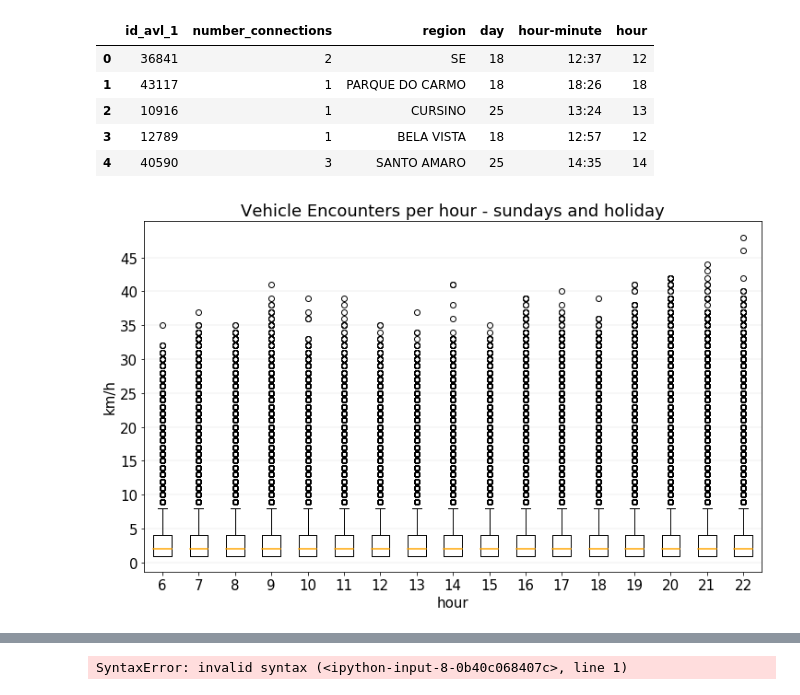
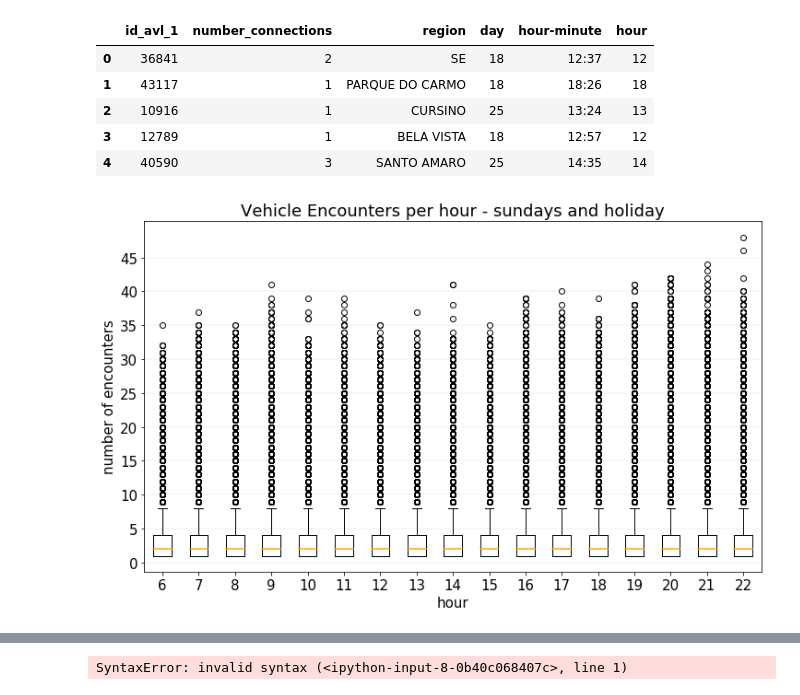
Before and after one commit to caroljunq/sptrans-data-analysis, a Jupyter notebook: article-journal/3-metrics-charts.ipynb, the cells around one changed output, grey strips where cells are left out. Cells and saved outputs as stored; diff of their text form; code cells hidden in the pictures.

```diff
--- a/article-journal/3-metrics-charts.ipynb
+++ b/article-journal/3-metrics-charts.ipynb
@@ -735,32 +742,32 @@ import matplotlib.pyplot as plt
 plt.rcParams.update({'font.size': 15})
 
 fig, ax = plt.subplots(figsize=(12, 7))
 
 ax.grid(color='grey', axis='y', linestyle='-', linewidth=0.25, alpha=0.5)
 
 
 dataset = []
 df = pd.read_parquet(f"./metrics-calculation-data/connectivity-metrics/all-connections-per-vehicle-per-graph-sundays/")
 
 
 for hour in range(6,23):
     dataset.append(df.loc[df["hour"] == str(hour)]["number_connections"])
 
 minimum = min(df["number_connections"])
 maximum = max(df["number_connections"])
 # ax.set_yscale('log')
 
 ax.boxplot(dataset,labels=[hour for hour in range(6,23)],medianprops=dict(color='orange',linewidth=1.5))
 
-plt.ylabel("km/h")
+plt.ylabel("number of encounters")
 plt.xlabel("hour")
 
 plt.yticks(np.arange(0, maximum+1, 5.0))
 
 plt.savefig(f'./charts-results/vehicle-encounters-per-hour-boxplot-sundays.png',bbox_inches='tight',dpi=500)
 
 plt.title("Vehicle Encounters per hour - sundays and holiday")
 
 plt.show()
 # %% [output]
-[figure, old version]
+[figure, new version]
```
Also changed, not shown: parts of 8 cells of this notebook, 6 other files.
